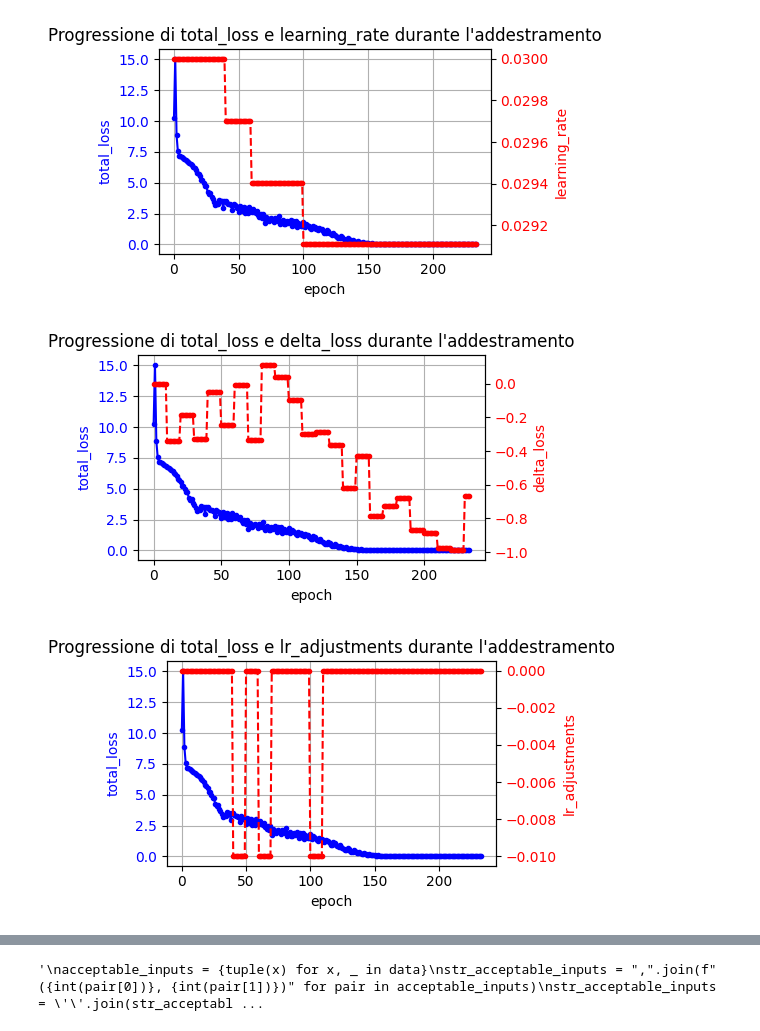
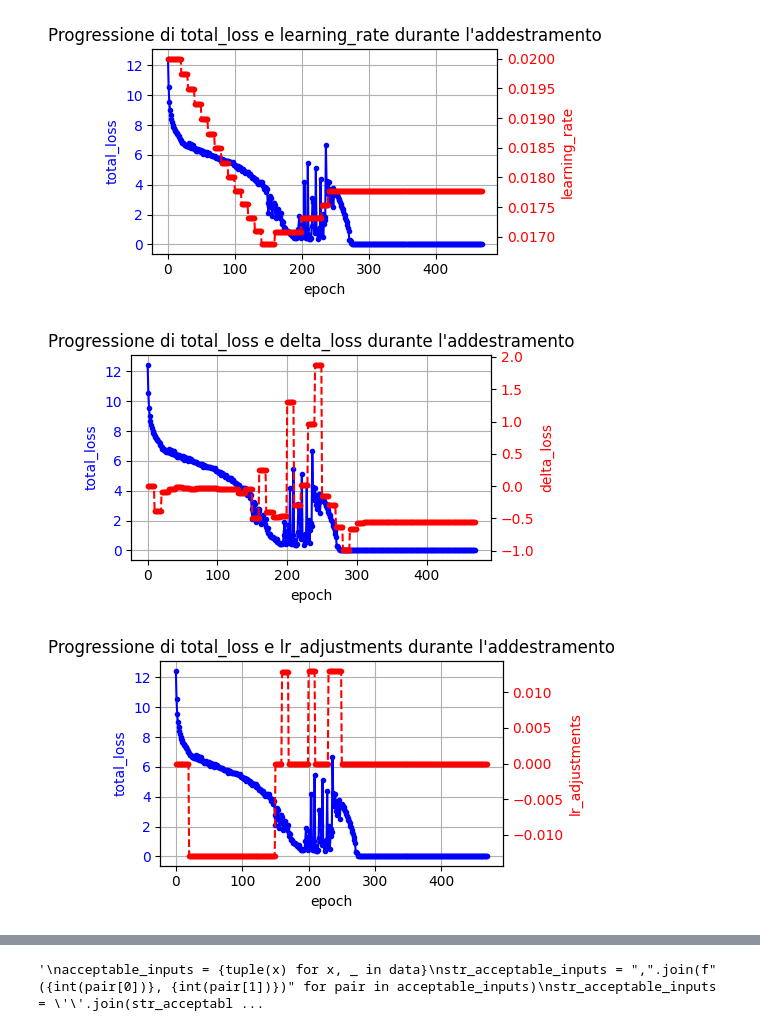
Before and after one commit to MASSIMOQSELLA/MyAKarpathyMicrogradTest, a Jupyter notebook: My_first_NN_PDOR.ipynb, the cells around one changed output, grey strips where cells are left out. Cells and saved outputs as stored; diff of their text form; code cells hidden in the pictures.

```diff
--- a/My_first_NN_PDOR.ipynb
+++ b/My_first_NN_PDOR.ipynb
@@ -13,7 +13,7 @@ import sys
 class Value:
     """ stores a single scalar value and its gradient """
 
-    def __init__(self, data, _children=(), _op=''):
+    def __init__(self, data, _children=(), _op='',_nm = None):
         if not isinstance(data, (int, float)):
           raise TypeError("data must be a scalar (int or float)")
         self.data = data
@@ -22,6 +22,7 @@ class Value:
         self._backward = lambda: None
         self._prev = set(_children)
         self._op = _op # the op that produced this node, for graphviz / debugging / etc
+        self._nm = _nm if _nm is not None else ""  # Default value for _nm
 
     def __add__(self, other):
         other = other if isinstance(other, Value) else Value(other)
@@ -55,6 +56,28 @@ class Value:
 
         return out
 
+    def log(self):
+        #out = Value(math.log(self.data))
+        out = Value(math.log(self.data), (self,), 'log')
+        out._prev = {self}
+
+        def _backward():
+            self.grad += (1 / self.data) * out.grad
+        out._backward = _backward
+
+        return out
+
+    def __lt__(self, other):
+        if isinstance(other, Value):
+            return self.data < other.data
+        return self.data < other
+
+    def __gt__(self, other):
+        if isinstance(other, Value):
+            return self.data > other.data
+        return self.data > other
+
+
     def relu(self):
         out = Value(0 if self.data < 0 else self.data, (self,), 'ReLU')
 
@@ -86,7 +109,7 @@ class Value:
         return self * -1
 
     def __radd__(self, other): # other + self
-        return self + other
+        return  self + other
 
     def __sub__(self, other): # self - other
         return self + (-other)
@@ -105,7 +128,6 @@ class Value:
 
     def __repr__(self):
         return f"Value(data={self.data}, grad={self.grad}, nm={self._nm})"
-
 
 def trace(root):
     nodes, edges = set(), set()
@@ -209,11 +231,11 @@ data = [
     ([0.0, 1.0], 1.0),  # XOR(0, 1) = 1
     ([1.0, 0.0], 1.0),  # XOR(1, 0) = 1
     ([1.0, 1.0], 0.0),  # XOR(1, 1) = 0
-    ([2.0, 0.0], 1.2),  # PDOR(2,0) = 1.2
-    ([2.0, 1.0], 1.3),  # PDOR(2,1) = 1.3
-    ([2.0, 2.0], 1.4),  # PDOR(2,2) = 1.4
-    ([0.0, 2.0], 1.7),  # PDOR(0,2) = 1.7
-    ([3.0, 0.0], 3.0),  # PDOR(0,2) = 3.0
+    ([2.0, 0.0], 0.2),  # PDOR(2,0) = 1.2
+    ([2.0, 1.0], 1.21),  # PDOR(2,1) = 1.3
+    ([2.0, 2.0], 0.4),  # PDOR(2,2) = 1.4
+    ([0.0, 2.0], 0.7),  # PDOR(0,2) = 1.7
+    ([3.0, 0.0], 3.3),  # PDOR(3,0) = 3.0
     ([3.0, 1.0], 0.31)  # PDOR(0,31) = 0.31
 ]
 
@@ -224,6 +246,24 @@ mlp = MLP(2, [10, 5, 1])
 # Funzione di perdita (MSE - Mean Squared Error)
 def loss_function(pred, target):
     return (pred - target)**2
+
+# Funzione per la perdita Binary Cross-Entropy
+def binary_cross_entropy(pred, target):
+    epsilon = Value(1e-15)  # Per evitare log(0)
+    one = Value(1.0)  # Valore 1 come Value
+    # Clipping dei valori predetti (per evitare log(0) o log(1))
+    pred = pred if pred > epsilon else epsilon
+    pred = pred if pred < (one - epsilon) else (one - epsilon)
+
+    # Calcolo della perdita BCE
+    loss = - (target * pred.log() + (one - target) * (one - pred).log())
+    #print(f"target: {target}, pred: {pred}, loss: {loss}")
+    return loss
+
+# Funzione di perdita MSE - Mean Squared Error
+def mean_squared_error(pred, target):
+    return (pred - target)**2
+
 
 #colleziona i dati  necessari per calcoli o grafici lungo ogni step di esecuzione
 
@@ -280,8 +320,8 @@ def lr_adjustment(delta_loss, adj_magnitude = 0, offset = 0, non_linear = True):
 # Addestramento della rete
 np.random.seed(1337)
 random.seed(1337)
-iterations = 300
-initial_learning_rate = 0.03
+iterations = 1000
+initial_learning_rate = 0.02 # ex 0.03
 learning_rate = initial_learning_rate
 delta_loss = 0
 lr_adj = 0
@@ -295,13 +335,19 @@ for epoch in range(iterations):  # Iterazioni dell'addestramento
         inputs = [Value(xi) for xi in x]
         target = Value(y)
 
+        #test1 = x[0] > y; print('x', x[0], 'y', y, 'x > y',test1)
+        #test2 = x[0] < y; print('x', x[0], 'y', y, 'x < y',test2)
+
         # Passaggio in avanti
         pred = mlp(inputs)
         if isinstance(pred, list):
           pred = pred[0]
 
         # Calcolo della perdita
-        loss = loss_function(pred, target)
+#        loss = loss_function(pred, target)
+        loss = mean_squared_error(pred, target)
+        #loss = binary_cross_entropy(pred, target)
+        #print('loss', loss)
         total_loss += loss.data
 
 
@@ -323,9 +369,9 @@ for epoch in range(iterations):  # Iterazioni dell'addestramento
     if (epoch % 10 == 0):
         if (epoch != 0):
          delta_loss = ((total_loss - my_data._data[epoch-10][1])/my_data._data[epoch-10][1])
-         lr_adj = lr_adjustment(delta_loss, adj_magnitude = 0.01, offset = 0.15)
+         lr_adj = lr_adjustment(delta_loss, adj_magnitude = 0.013, offset = 0.12, non_linear = True)
          learning_rate *= (1 + lr_adj)
-         #print(f"Epoch {epoch} su {iterations}, total_loss: {total_loss:.4f}, delta_loss: {delta_loss:.4f}, lr_adj: {lr_adj:.4f}, lr: {learning_rate:.4f} ")
+         print(f"Epoch {epoch} su {iterations}, total_loss: {total_loss:.4f}, delta_loss: {delta_loss:.4f}, lr_adj: {lr_adj:.4f}, lr: {learning_rate:.4f} ")
     #cumulo i dati per graficarli successivamente
     my_data.collect_data(epoch, total_loss, learning_rate, delta_loss, lr_adj)
 
@@ -361,7 +407,7 @@ def get_user_input():
     while True:
         try:
             # Raccogli input dell'utente come stringa
-#            user_input = input(f"Inserisci due numeri tra i seguenti separati da spazio {str_acceptable_inputs}: ")
+  #         user_input = input(f"Inserisci due numeri tra i seguenti separati da spazio {str_acceptable_inputs}: ")
             user_input = '1 0'
             # Converti la stringa in una lista di float
             user_input_list = list(map(float, user_input.split()))
@@ -404,4 +453,4 @@ Input: [3.0, 0.0], Predicted: 3.0000, Actual: 3.0
 Input: [3.0, 1.0], Predicted: 0.3100, Actual: 0.31
-[figure, old version]
+[figure, new version]
-[figure, old version]
+[figure, new version]
-[figure, old version]
+[figure, new version]
```
Also changed, not shown: parts of 1 cell of this notebook.
